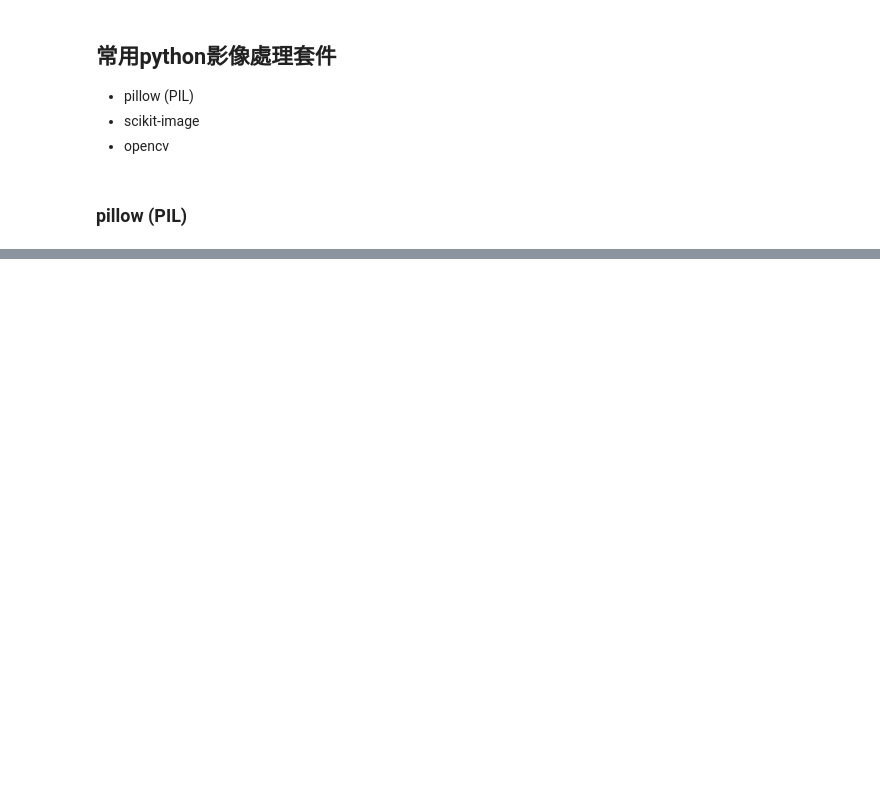
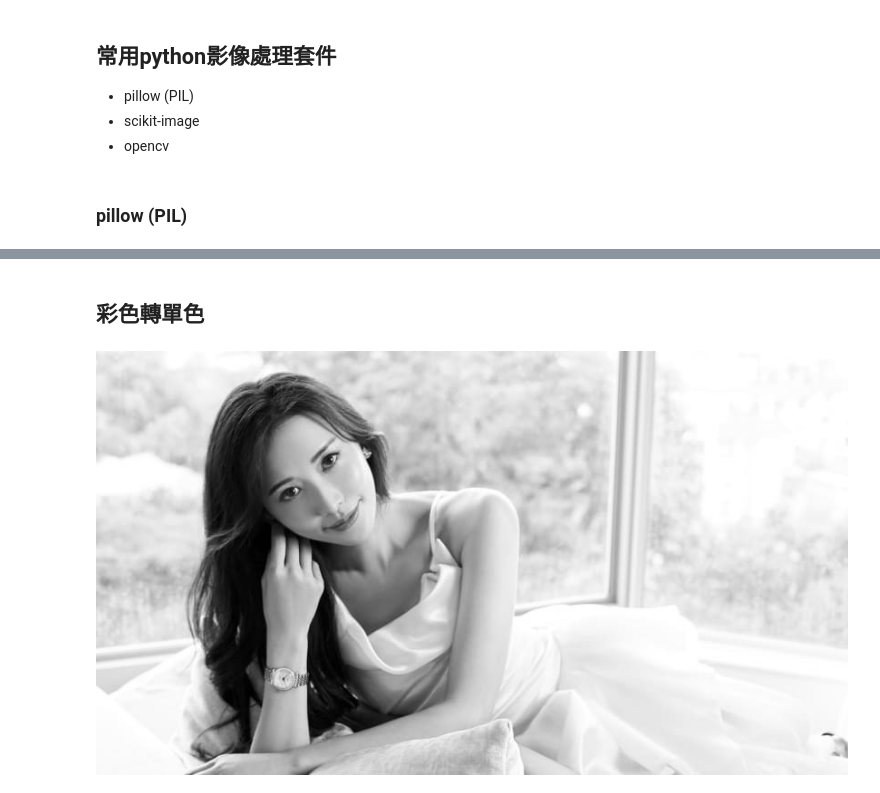
Before and after one commit to vcdemy/20240806, a Jupyter notebook: 20240807影像處理簡介.ipynb, the cells around one changed output, grey strips where cells are left out. Cells and saved outputs as stored; diff of their text form; code cells hidden in the pictures; blank space fills up the shorter version.

```diff
--- a/20240807影像處理簡介.ipynb
+++ b/20240807影像處理簡介.ipynb
@@ -112,0 +185,6 @@ for i in soup.select('img.embed__img'):
+# %% [markdown]
+## 彩色轉單色
+# %%
+image.convert('L')
+# %% [output]
+[figure, added]
```
Also changed, not shown: parts of 28 cells of this notebook.
